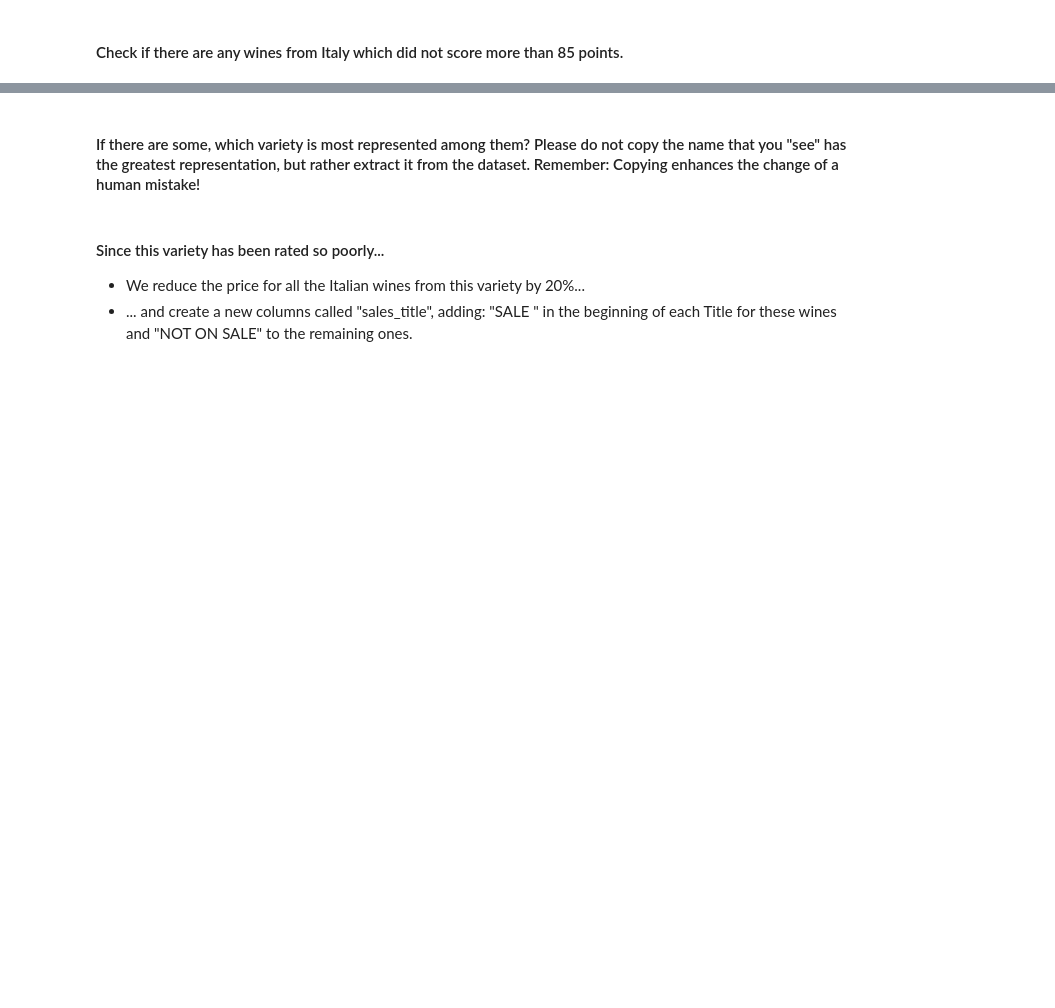
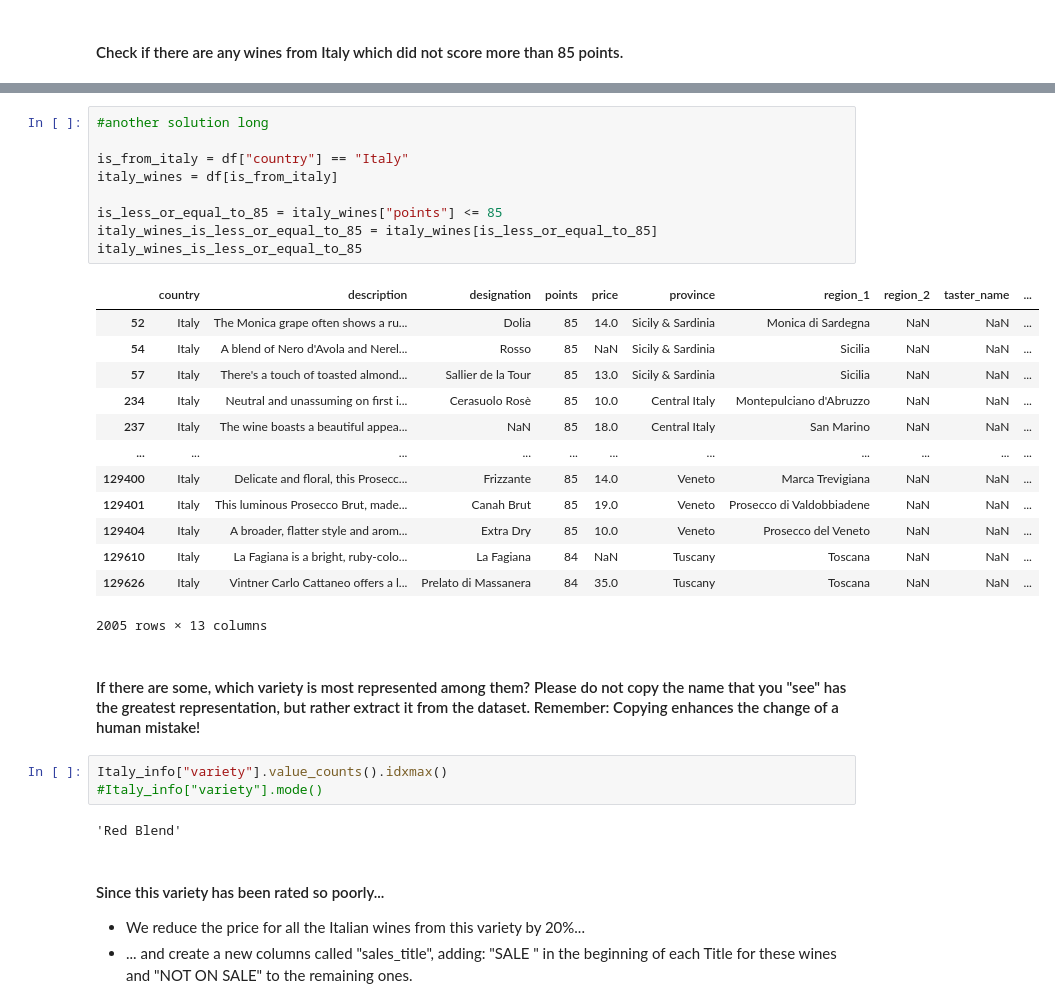
Before and after one commit to ramiejleh/ReDi_DataAnalytics_Repo, a Jupyter notebook: Homework/Halla/lesson04/exercises/data-manipulation-exercises.ipynb, the cells around one changed output, grey strips where cells are left out. Drawn from its saved outputs; the diff is of its cells as text; blank space fills up the shorter version.

```diff
--- a/Homework/Halla/lesson04/exercises/data-manipulation-exercises.ipynb
+++ b/Homework/Halla/lesson04/exercises/data-manipulation-exercises.ipynb
@@ -21,5 +58,33 @@ Columns in the dataset:
+# %%
+#another solution long
+
+is_from_italy = df["country"] == "Italy"
+italy_wines = df[is_from_italy]
+
+is_less_or_equal_to_85 = italy_wines["points"] <= 85
+italy_wines_is_less_or_equal_to_85 = italy_wines[is_less_or_equal_to_85]
+italy_wines_is_less_or_equal_to_85
+# %% [output]
+|  | country | description | designation | points | price | province | region_1 | region_2 | taster_name | ... |
+| 52 | Italy | The Monica grape often shows a ru... | Dolia | 85 | 14.0 | Sicily & Sardinia | Monica di Sardegna | NaN | NaN | ... |
+| 54 | Italy | A blend of Nero d'Avola and Nerel... | Rosso | 85 | NaN | Sicily & Sardinia | Sicilia | NaN | NaN | ... |
+| 57 | Italy | There's a touch of toasted almond... | Sallier de la Tour | 85 | 13.0 | Sicily & Sardinia | Sicilia | NaN | NaN | ... |
+| 234 | Italy | Neutral and unassuming on first i... | Cerasuolo Rosè | 85 | 10.0 | Central Italy | Montepulciano d'Abruzzo | NaN | NaN | ... |
+| 237 | Italy | The wine boasts a beautiful appea... | NaN | 85 | 18.0 | Central Italy | San Marino | NaN | NaN | ... |
+| ... | ... | ... | ... | ... | ... | ... | ... | ... | ... | ... |
+| 129400 | Italy | Delicate and floral, this Prosecc... | Frizzante | 85 | 14.0 | Veneto | Marca Trevigiana | NaN | NaN | ... |
+| 129401 | Italy | This luminous Prosecco Brut, made... | Canah Brut | 85 | 19.0 | Veneto | Prosecco di Valdobbiadene | NaN | NaN | ... |
+| 129404 | Italy | A broader, flatter style and arom... | Extra Dry | 85 | 10.0 | Veneto | Prosecco del Veneto | NaN | NaN | ... |
+| 129610 | Italy | La Fagiana is a bright, ruby-colo... | La Fagiana | 84 | NaN | Tuscany | Toscana | NaN | NaN | ... |
+| 129626 | Italy | Vintner Carlo Cattaneo offers a l... | Prelato di Massanera | 84 | 35.0 | Tuscany | Toscana | NaN | NaN | ... |
+2005 rows × 13 columns
 # %% [markdown]
 #### If there are some, which variety is most represented among them? Please do not copy the name that you "see" has the greatest representation, but rather extract it from the dataset. Remember: Copying enhances the change of a human mistake!
+# %%
+Italy_info["variety"].value_counts().idxmax()
+#Italy_info["variety"].mode()
+# %% [output]
+'Red Blend'
 # %% [markdown]
 #### Since this variety has been rated so poorly...
 - We reduce the price for all the Italian wines from this variety by 20%...
```
Also changed, not shown: parts of 4 cells of this notebook, 3 other files.
